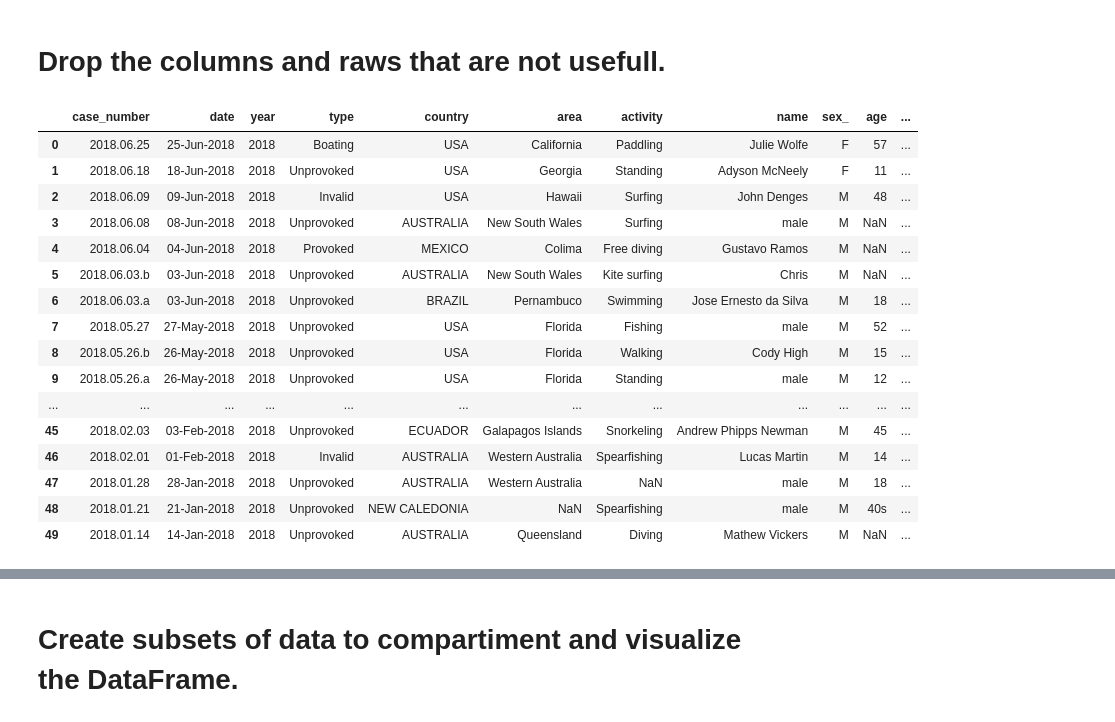
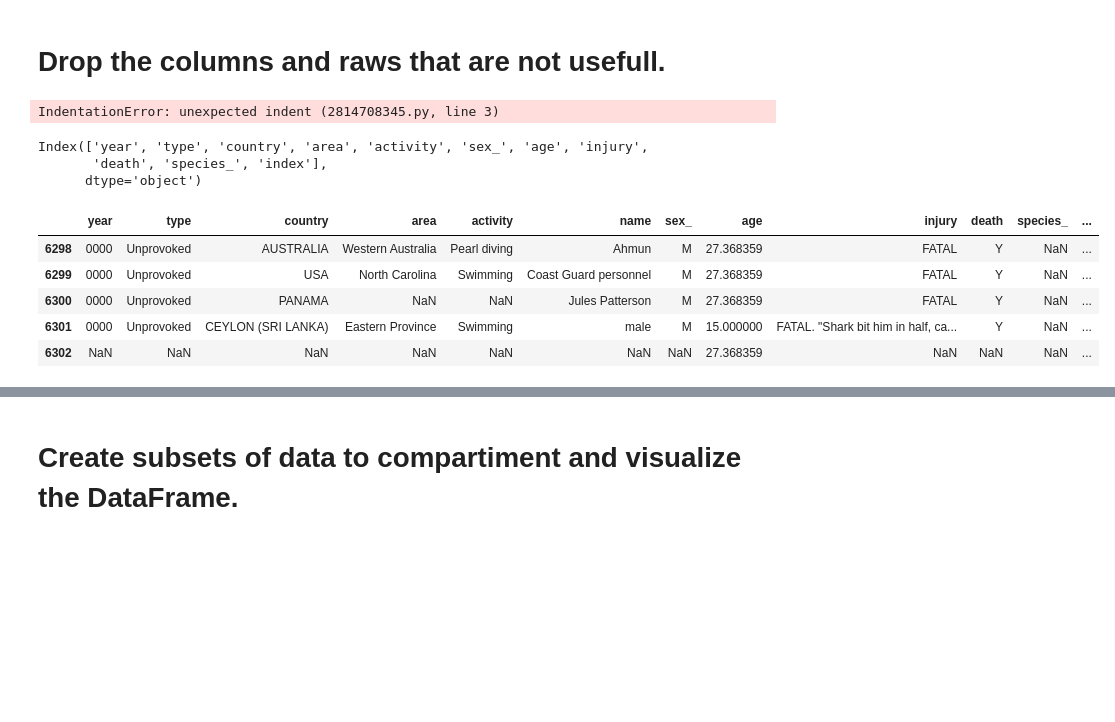
Before and after one commit to ToniDaCosta/Sharknado, a Jupyter notebook: Sharknado.ipynb, the cells around one changed output, grey strips where cells are left out. Saved outputs shown, nothing was run; the diff lists cells and outputs as text; code cells hidden in the pictures; blank space fills up the shorter version.

```diff
--- a/Sharknado.ipynb
+++ b/Sharknado.ipynb
@@ -51,0 +58,8 @@ data
+# %%
+data.columns = [i.lower().replace(" ", "_").strip() for i in data.columns]
+
+data['age'] = pd.to_numeric(data['age'], errors='coerce')
+
+data['age'].fillna(data['age'].mean(), inplace=True)
+
+#Had some issues to .fillna as apparently i cant do it in a copy, so had to come back here and scrub some more.
@@ -51,0 +73,4 @@ data
+# %%
+data['year'] = data['year'].astype(int)
+
+data.sample(20)
@@ -52,32 +95,31 @@ data
 # %% [markdown]
 # Drop the columns and raws that are not usefull.
 # %%
-#Recicled the code and just changed the titles.
-data.drop(["location"], axis=1, inplace=True)
+#Recicled the code and just changed the columns name to drop them.
+data.drop(['investigator_or_source'], axis=1, inplace=True)
     pass
+# %% [output]
+IndentationError: unexpected indent (2814708345.py, line 3)
 # %%
-columns_check = ['case_number', 'date', 'year', 'type', 'country', 'area',
-       'activity', 'name', 'sex_', 'age', 'injury', 'fatal_(y/n)',
-       'species_', 'investigator_or_source']
+columns_check = ['year', 'type', 'country', 'area',
+       'activity', 'sex_', 'age', 'injury', 'death',
+       'species_']
+# %%
+data.columns
+# %% [output]
+Index(['year', 'type', 'country', 'area', 'activity', 'sex_', 'age', 'injury',
+       'death', 'species_', 'index'],
+      dtype='object')
 # %%
 data = data.drop_duplicates(subset= columns_check, keep = "first")
 
-data.head(50)
+#Dropped the las columns that had no relevant data.
+data.drop([6302], inplace=True)
+    pass
 # %% [output]
-|  | case_number | date | year | type | country | area | activity | name | sex_ | age | ... |
-| 0 | 2018.06.25 | 25-Jun-2018 | 2018 | Boating | USA | California | Paddling | Julie Wolfe | F | 57 | ... |
-| 1 | 2018.06.18 | 18-Jun-2018 | 2018 | Unprovoked | USA | Georgia | Standing | Adyson McNeely | F | 11 | ... |
-| 2 | 2018.06.09 | 09-Jun-2018 | 2018 | Invalid | USA | Hawaii | Surfing | John Denges | M | 48 | ... |
-| 3 | 2018.06.08 | 08-Jun-2018 | 2018 | Unprovoked | AUSTRALIA | New South Wales | Surfing | male | M | NaN | ... |
-| 4 | 2018.06.04 | 04-Jun-2018 | 2018 | Provoked | MEXICO | Colima | Free diving | Gustavo Ramos | M | NaN | ... |
-| 5 | 2018.06.03.b | 03-Jun-2018 | 2018 | Unprovoked | AUSTRALIA | New South Wales | Kite surfing | Chris | M | NaN | ... |
-| 6 | 2018.06.03.a | 03-Jun-2018 | 2018 | Unprovoked | BRAZIL | Pernambuco | Swimming | Jose Ernesto da Silva | M | 18 | ... |
-| 7 | 2018.05.27 | 27-May-2018 | 2018 | Unprovoked | USA | Florida | Fishing | male | M | 52 | ... |
-| 8 | 2018.05.26.b | 26-May-2018 | 2018 | Unprovoked | USA | Florida | Walking | Cody High | M | 15 | ... |
-| 9 | 2018.05.26.a | 26-May-2018 | 2018 | Unprovoked | USA | Florida | Standing | male | M | 12 | ... |
-| ... | ... | ... | ... | ... | ... | ... | ... | ... | ... | ... | ... |
-| 45 | 2018.02.03 | 03-Feb-2018 | 2018 | Unprovoked | ECUADOR | Galapagos Islands | Snorkeling | Andrew Phipps Newman | M | 45 | ... |
-| 46 | 2018.02.01 | 01-Feb-2018 | 2018 | Invalid | AUSTRALIA | Western Australia | Spearfishing | Lucas Martin | M | 14 | ... |
-| 47 | 2018.01.28 | 28-Jan-2018 | 2018 | Unprovoked | AUSTRALIA | Western Australia | NaN | male | M | 18 | ... |
-| 48 | 2018.01.21 | 21-Jan-2018 | 2018 | Unprovoked | NEW CALEDONIA | NaN | Spearfishing | male | M | 40s | ... |
-| 49 | 2018.01.14 | 14-Jan-2018 | 2018 | Unprovoked | AUSTRALIA | Queensland | Diving | Mathew Vickers | M | NaN | ... |
+|  | year | type | country | area | activity | name | sex_ | age | injury | death | species_ | ... |
+| 6298 | 0000 | Unprovoked | AUSTRALIA | Western Australia | Pearl diving | Ahmun | M | 27.368359 | FATAL | Y | NaN | ... |
+| 6299 | 0000 | Unprovoked | USA | North Carolina | Swimming | Coast Guard personnel | M | 27.368359 | FATAL | Y | NaN | ... |
+| 6300 | 0000 | Unprovoked | PANAMA | NaN | NaN | Jules Patterson | M | 27.368359 | FATAL | Y | NaN | ... |
+| 6301 | 0000 | Unprovoked | CEYLON (SRI LANKA) | Eastern Province | Swimming | male | M | 15.000000 | FATAL. "Shark bit him in half, ca... | Y | NaN | ... |
+| 6302 | NaN | NaN | NaN | NaN | NaN | NaN | NaN | 27.368359 | NaN | NaN | NaN | ... |
```
Also changed, not shown: parts of 30 cells of this notebook.
